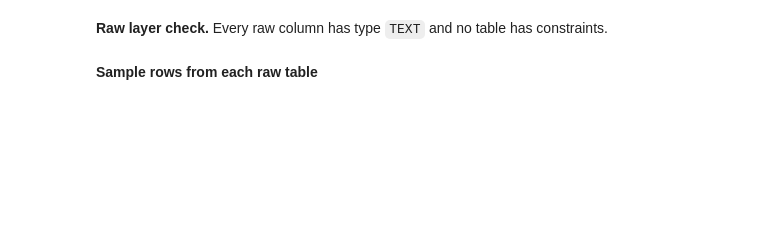
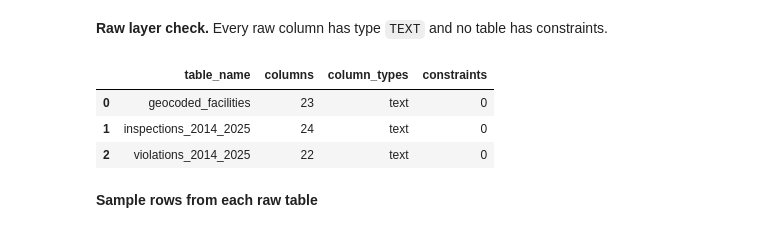
Before and after one commit to tanishakhabe/pittsburgh-food-safety, a Jupyter notebook: food_safety_pipeline.ipynb, the cells around one changed output. Saved outputs shown, nothing was run; the diff lists cells and outputs as text; code cells hidden in the pictures; blank space fills up the shorter version.

```diff
--- a/food_safety_pipeline.ipynb
+++ b/food_safety_pipeline.ipynb
@@ -241,14 +271,18 @@ sql('''SELECT target_table, file_name, round(file_bytes / 1e6, 1) AS file_mb, cs
 # %%
 sql('''
 SELECT c.table_name, count(*) AS columns, string_agg(DISTINCT c.data_type, ', ') AS column_types,
        (SELECT count(*) FROM information_schema.table_constraints tc
          WHERE tc.table_schema = 'raw' AND tc.table_name = c.table_name
            AND tc.constraint_type IN ('PRIMARY KEY','UNIQUE','FOREIGN KEY','CHECK')) AS constraints
 FROM information_schema.columns c
-WHERE c.table_schema = 'raw' AND c.table_name IN ('inspections_2014_2025','violations_2014_2025',
-                                                  'geocoded_facilities','inspections_2025_present')
+WHERE c.table_schema = 'raw' AND c.table_name IN ('inspections_2014_2025','violations_2014_2025','geocoded_facilities')
 GROUP BY c.table_name ORDER BY 1
 ''')
+# %% [output]
+|  | table_name | columns | column_types | constraints |
+| 0 | geocoded_facilities | 23 | text | 0 |
+| 1 | inspections_2014_2025 | 24 | text | 0 |
+| 2 | violations_2014_2025 | 22 | text | 0 |
 # %% [markdown]
 **Sample rows from each raw table**
 # %%
```
Also changed, not shown: parts of 27 cells of this notebook, 1 other file.
